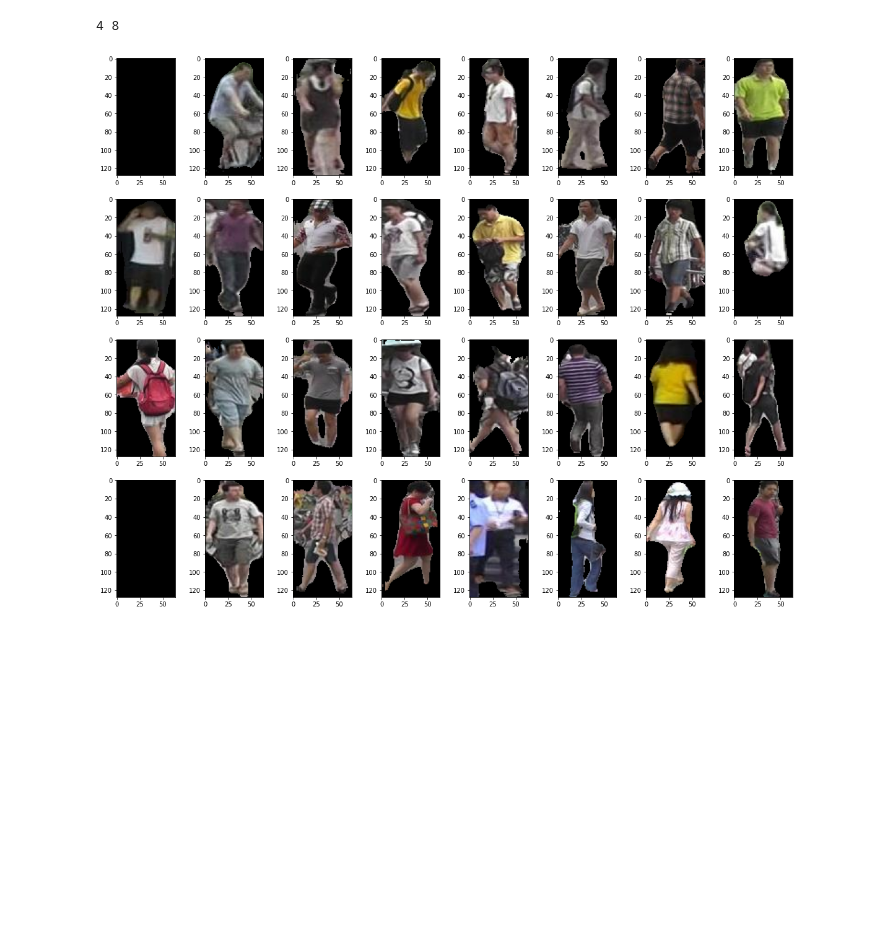
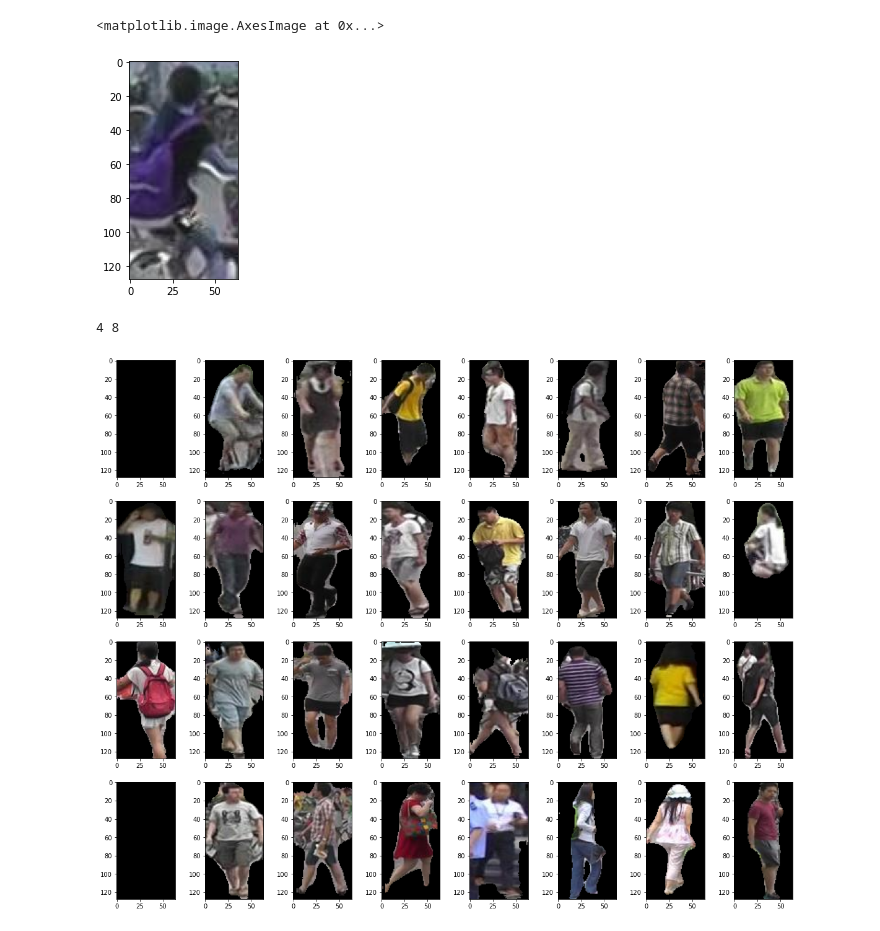
Before and after one commit to ShakhrulSiam268/People-Segmentation, a Jupyter notebook: segment.ipynb, the cells around one changed output. Drawn from its saved outputs; the diff is of its cells as text; code cells hidden in the pictures; blank space fills up the shorter version.

```diff
--- a/segment.ipynb
+++ b/segment.ipynb
@@ -23,6 +23,8 @@ def semantin_show(filename):
     with torch.no_grad():
         prediction = model(x)[0][0]
     mask = (prediction > 0).cpu().numpy().astype(np.uint8)
+    if sum(sum(mask))<100:
+        mask = np.ones(mask.shape).astype(np.uint8)
     mask3d = cv2.cvtColor(mask, cv2.COLOR_GRAY2RGB)
 
     kk = image*mask3d
@@ -33,2 +37,7 @@ def semantin_show(filename):
 # %%
+filename = all_files[0]
 im = semantin_show(filename)
+plt.imshow(im)
+# %% [output]
+<matplotlib.image.AxesImage at 0x...>
+[figure, added]
```
Also changed, not shown: parts of 2 cells of this notebook, 1 other file.
